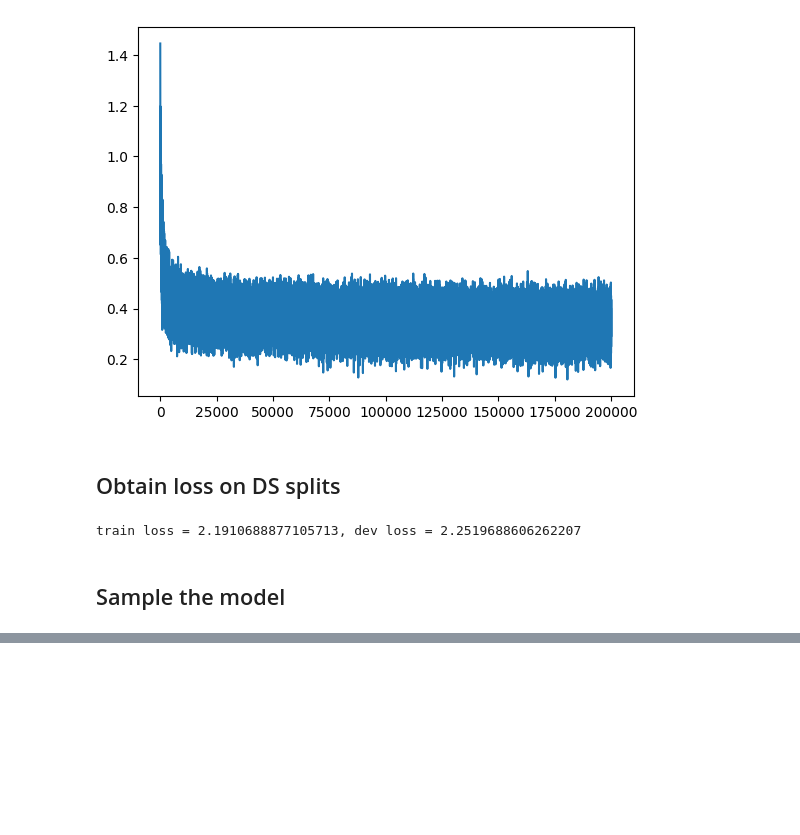
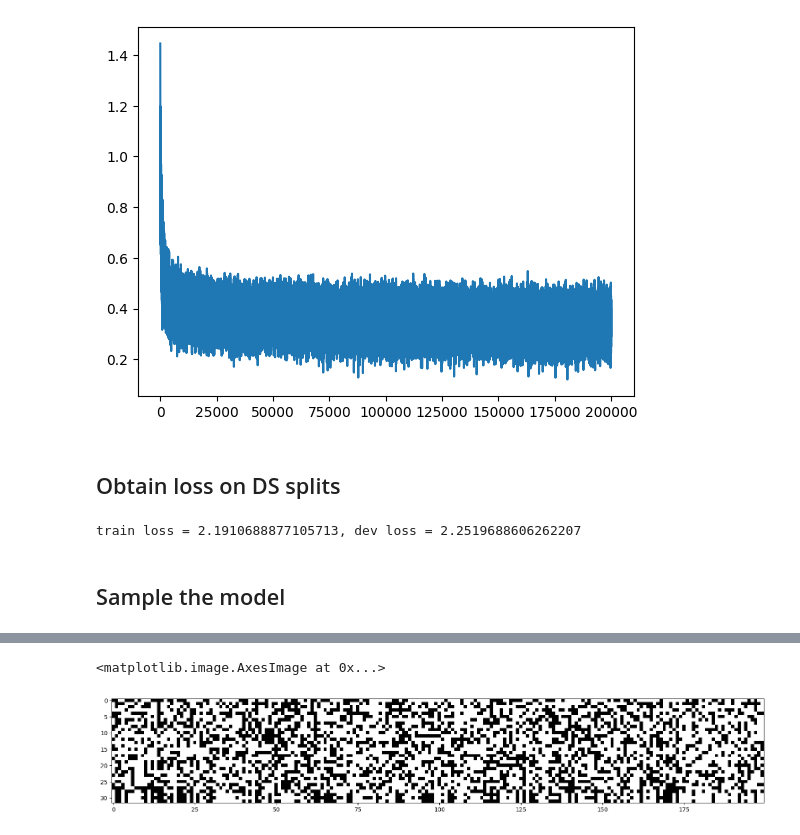
Before and after one commit to lizhieffe/language_model, a Jupyter notebook: 6_Implementations_of_LMs_activations_gradients_batchnorm.ipynb, the cells around one changed output, grey strips where cells are left out. Saved outputs shown, nothing was run; the diff lists cells and outputs as text; code cells hidden in the pictures; blank space fills up the shorter version.

Commit message:
Update Batch Norm related codes

```diff
--- a/6_Implementations_of_LMs_activations_gradients_batchnorm.ipynb
+++ b/6_Implementations_of_LMs_activations_gradients_batchnorm.ipynb
@@ -244,0 +255,3 @@ kaylonces
+# %%
+logits = torch.ones((1, 27,)).float()
+loss = F.cross_entropy(logits, torch.ones((1,)).long())
@@ -244,0 +398,37 @@ kaylonces
+# %%
+# same optimization as last time
+max_steps = 200_000
+batch_size = 32
+lossi = []
+
+for i in range(max_steps):
+
+  # mini-batch
+  ix = torch.randint(0, Xtr.shape[0], (batch_size, ), generator=g)
+  Xb, Yb = Xtr[ix], Ytr[ix]
+
+  # forward pass
+  xemb = C[Xb]
+  xemb.shape
+  h = torch.tanh(xemb.view(-1, block_size * n_embd) @ W1 + b1)
+  logits = h @ W2 + b2
+  # print(f'{logits[0]=}')
+  loss = F.cross_entropy(logits, Yb) # loss function
+
+  lossi.append(loss.log10().item())
+
+  # backward pass
+  for p in parameters:
+    p.grad = None
+  loss.backward()
+
+  # Update params
+  # lr = 0.1 if i < 100_000 else 0.01 # step learning rate decay
+  # for p in parameters:
+  #   p.data -= 0.1 * p.grad
+
+  # Track states
+  if i % 10_000 == 0:
+    print(f'{i}/{max_steps}: {loss.item():.4f}')
+
+  break
@@ -244,0 +445,8 @@ kaylonces
+# %%
+plt.figure(figsize=(20,10))
+
+# White color is for `true`.
+plt.imshow(h.abs() > 0.99, cmap='gray', interpolation='nearest')
+# %% [output]
+<matplotlib.image.AxesImage at 0x...>
+[figure, added]
```
Also changed, not shown: parts of 51 cells of this notebook.
